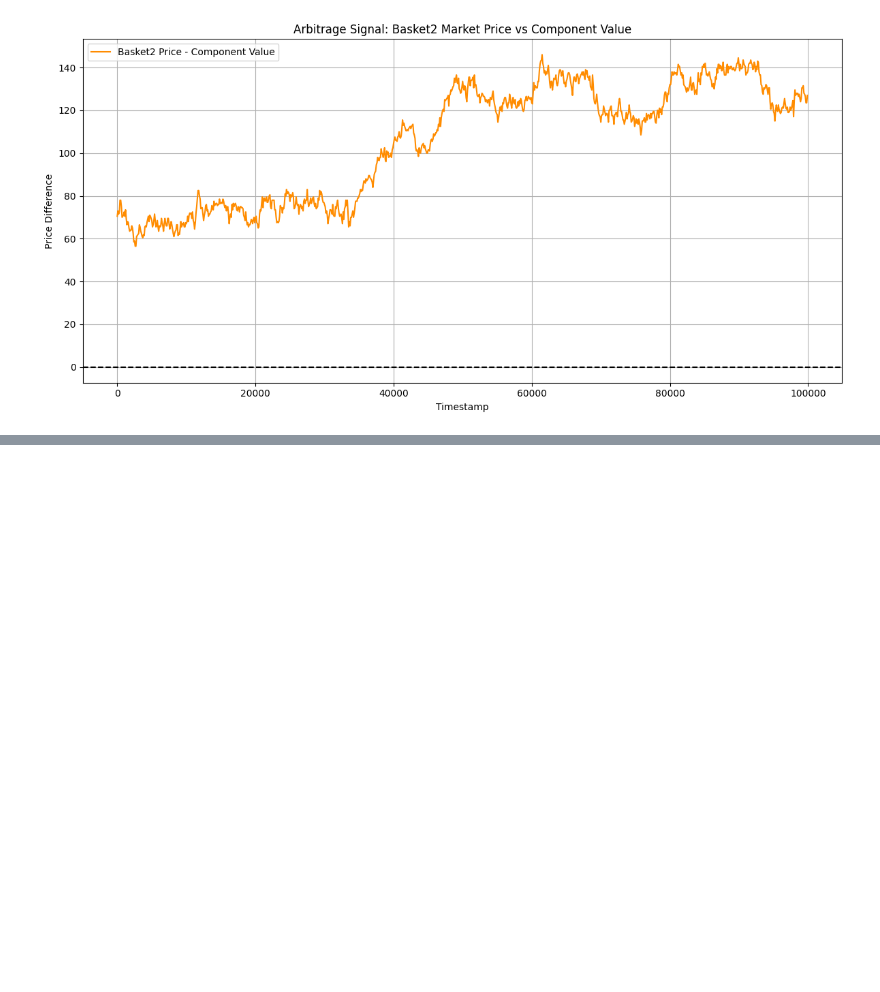
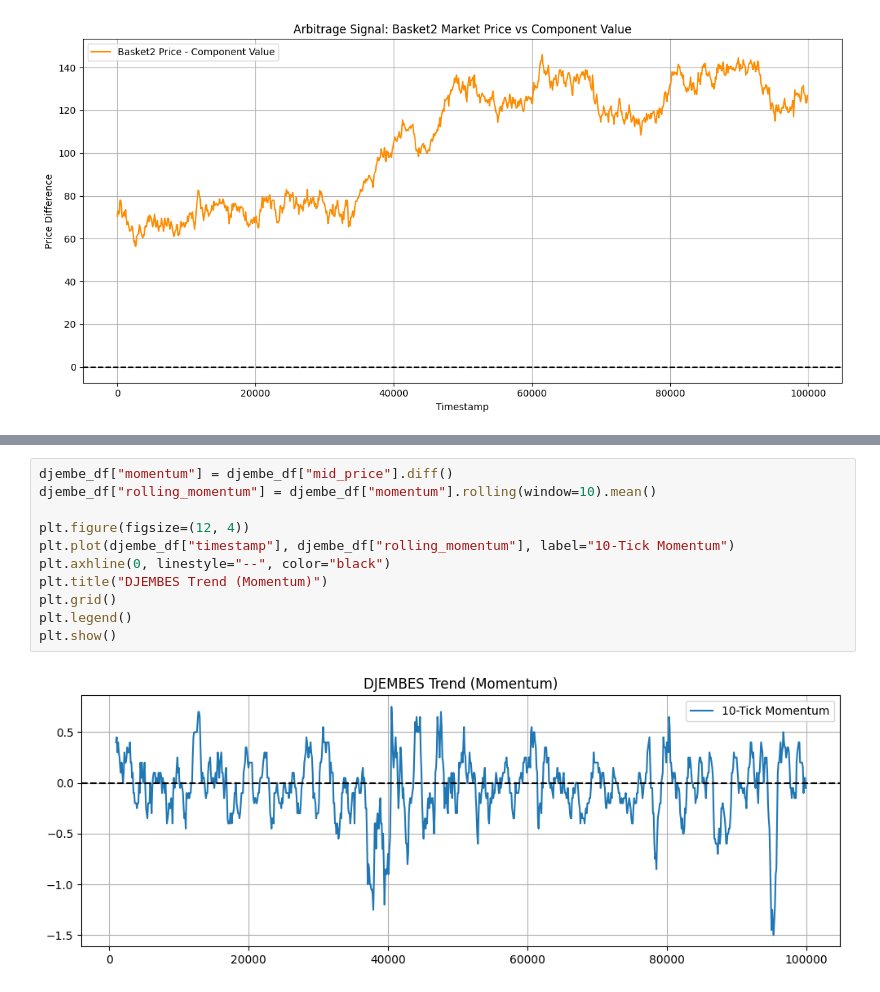
Before and after one commit to Advay-K1/IMC_Prosperity, a Jupyter notebook: analysis/round2/picnic_round2.ipynb, the cells around one changed output, grey strips where cells are left out. Saved outputs shown, nothing was run; the diff lists cells and outputs as text; blank space fills up the shorter version.

```diff
--- a/analysis/round2/picnic_round2.ipynb
+++ b/analysis/round2/picnic_round2.ipynb
@@ -150,0 +176,13 @@ plt.show()
+# %%
+djembe_df["momentum"] = djembe_df["mid_price"].diff()
+djembe_df["rolling_momentum"] = djembe_df["momentum"].rolling(window=10).mean()
+
+plt.figure(figsize=(12, 4))
+plt.plot(djembe_df["timestamp"], djembe_df["rolling_momentum"], label="10-Tick Momentum")
+plt.axhline(0, linestyle="--", color="black")
+plt.title("DJEMBES Trend (Momentum)")
+plt.grid()
+plt.legend()
+plt.show()
+# %% [output]
+[figure, added]
```
Also changed, not shown: parts of 4 cells of this notebook, 3 other files.
